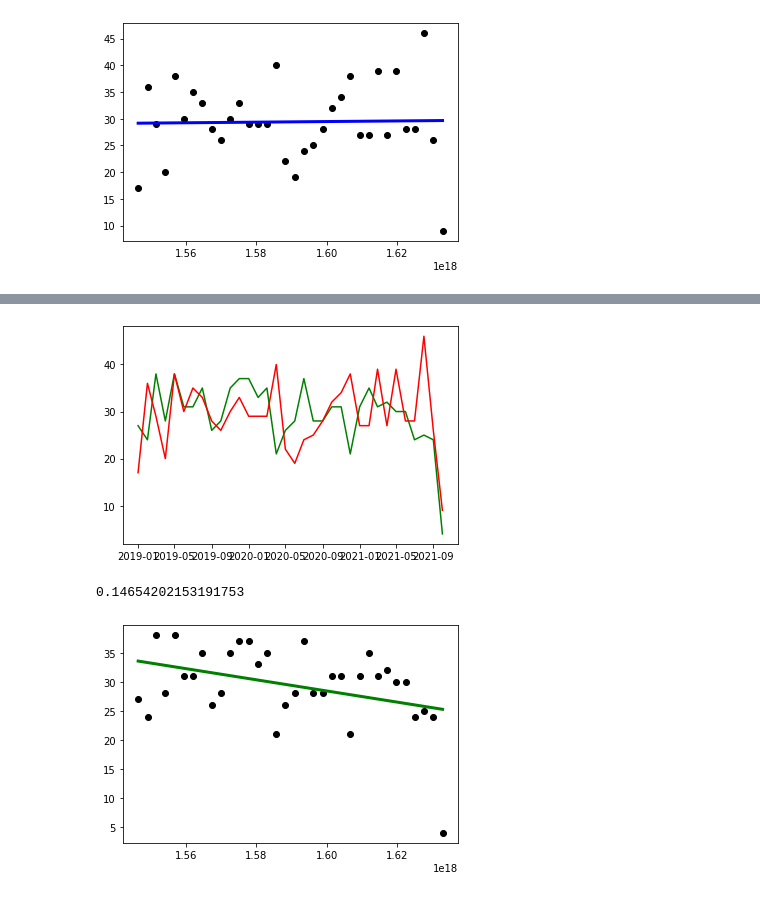
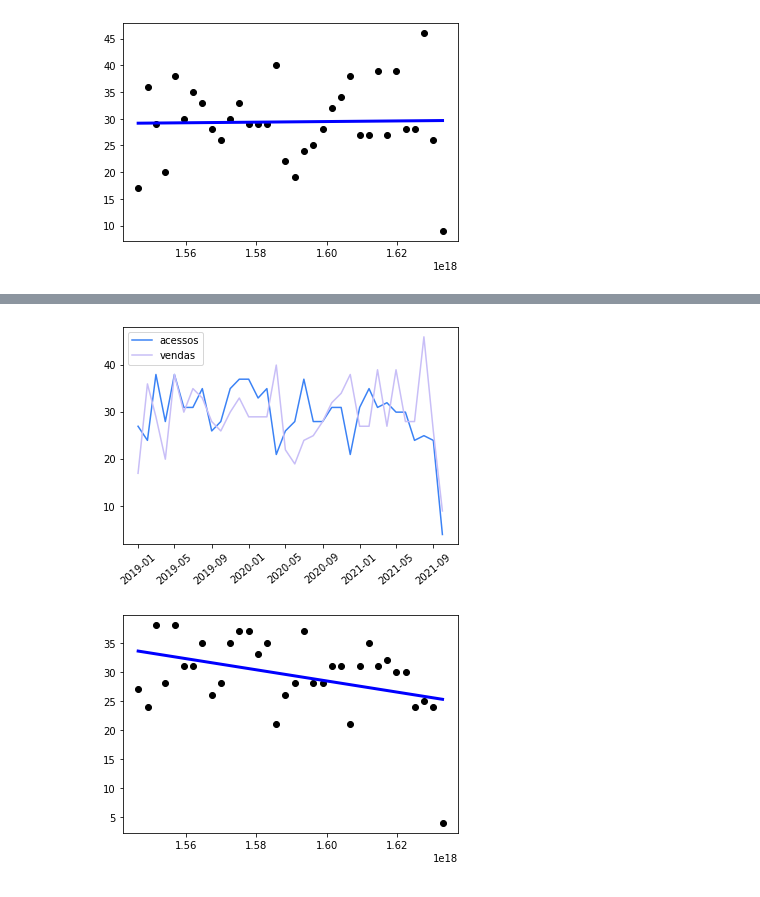
Before and after one commit to Osiris-gp8/projeto-osiris, a Jupyter notebook: api-python/analysis/ml_models/linear_model.ipynb, the cells around one changed output, grey strips where cells are left out. Saved outputs shown, nothing was run; the diff lists cells and outputs as text; code cells hidden in the pictures.

```diff
--- a/api-python/analysis/ml_models/linear_model.ipynb
+++ b/api-python/analysis/ml_models/linear_model.ipynb
@@ -26,5 +28,9 @@ vendas.head()
 # %%
 vendas_mes = vendas.groupby(pd.Grouper(key="data_compra", freq="M")).agg({"id_evento":"count"}).reset_index()
 vendas_mes.data_compra = vendas_mes.data_compra.values.astype("datetime64[M]")
-sns.barplot(x = "data_compra", y = "id_evento", data=vendas_mes)
+vendas_mes.rename(columns = {"id_evento": "contagem_vendas"}, inplace=True)
+plt.figure(figsize=(10,6))
+fig = sns.barplot(x = "data_compra", y = "contagem_vendas", data=vendas_mes)
+fig.set_xticklabels(fig.get_xticklabels(), rotation = 40, ha="right", fontsize=7)
+plt.show()
 # %% [output]
@@ -54,5 +76,9 @@ plt.show()
 # %%
 acessos_mes = acessos.groupby(pd.Grouper(key="inicio_acesso", freq = "M")).agg({"id_acessos": "count"}).reset_index()
 acessos_mes.inicio_acesso = acessos_mes.inicio_acesso.values.astype("datetime64[M]")
-sns.barplot(x = "inicio_acesso", y= "id_acessos", data = acessos_mes)
+acessos_mes.rename(columns={"id_acessos": "contagem_acessos"}, inplace = True)
+plt.figure(figsize=(10,6))
+fig = sns.barplot(x = "inicio_acesso", y= "contagem_acessos", data = acessos_mes)
+fig.set_xticklabels(fig.get_xticklabels(), rotation = 40, ha="right", fontsize=7)
+plt.show()
 # %% [output]
@@ -65,21 +109,23 @@ acessos_mes.id_acessos.corr(vendas_mes.id_evento)
 # %%
-plt.plot(acessos_mes.inicio_acesso, acessos_mes.id_acessos, color = "green")
-plt.plot(vendas_mes.data_compra, vendas_mes.id_evento, color = "red")
+plt.plot(acessos_mes.inicio_acesso, acessos_mes.id_acessos, color = "#3b82f5", label = "acessos")
+plt.plot(vendas_mes.data_compra, vendas_mes.id_evento, color = "#c8bef7", label = "vendas")
+plt.legend()
+plt.xticks(
+    rotation=40
+)
 plt.show()
 # %% [output]
-[figure, old version]
+[figure, new version]
 # %%
 inicio_acesso = acessos_mes.inicio_acesso.values
 contagem = acessos_mes.id_acessos.values
 X = inicio_acesso.reshape(len(inicio_acesso), 1).astype("float")
 y = contagem.reshape(len(contagem), 1)
 acessos_model = LinearRegression().fit(X, y)
-acessos_model.score(X, y)
+acessos_model_score = acessos_model.score(X, y)
-# %% [output]
-0.14654202153191753
 # %%
 plt.scatter(X, y, color = "black")
-plt.plot(X, acessos_model.predict(X), color = "green", linewidth = 3)
+plt.plot(X, acessos_model.predict(X), color = "blue", linewidth = 3)
 plt.show()
 # %% [output]
-[figure, old version]
+[figure, new version]
```
Also changed, not shown: parts of 10 cells of this notebook.
